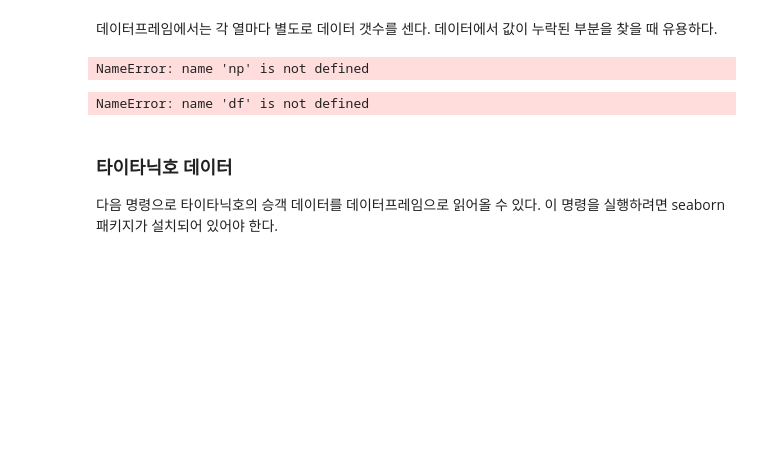
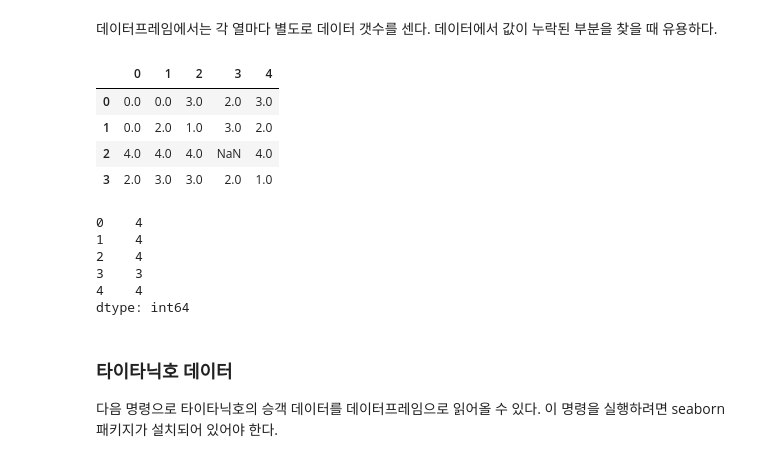
Before and after one commit to hyg12323/py251120, a Jupyter notebook: human/데이터분석/[Pandas] 04.04 데이터프레임의 고급 조작.ipynb, the cells around one changed output. Cells and saved outputs as stored; diff of their text form; code cells hidden in the pictures; blank space fills up the shorter version.

```diff
--- a/human/데이터분석/[Pandas] 04.04 데이터프레임의 고급 조작.ipynb
+++ b/human/데이터분석/[Pandas] 04.04 데이터프레임의 고급 조작.ipynb
@@ -44,15 +44,24 @@ np.float64(4.2)
 데이터프레임에서는 각 열마다 별도로 데이터 갯수를 센다. 데이터에서 값이 누락된 부분을 찾을 때 유용하다.
 # %%
 np.random.seed(2)
-df = pd.DataFrame(np.random.randint(5, size=(4, 4)), dtype=float)
+df = pd.DataFrame(np.random.randint(5, size=(4, 5)), dtype=float)
 df.iloc[2, 3] = np.nan
 df
 # %% [output]
-NameError: name 'np' is not defined
+|  | 0 | 1 | 2 | 3 | 4 |
+| 0 | 0.0 | 0.0 | 3.0 | 2.0 | 3.0 |
+| 1 | 0.0 | 2.0 | 1.0 | 3.0 | 2.0 |
+| 2 | 4.0 | 4.0 | 4.0 | NaN | 4.0 |
+| 3 | 2.0 | 3.0 | 3.0 | 2.0 | 1.0 |
 # %%
 df.count()
 # %% [output]
-NameError: name 'df' is not defined
+0    4
+1    4
+2    4
+3    3
+4    4
+dtype: int64
 # %% [markdown]
 ### 타이타닉호 데이터
 다음 명령으로 타이타닉호의 승객 데이터를 데이터프레임으로 읽어올 수 있다. 이 명령을 실행하려면 seaborn 패키지가 설치되어 있어야 한다.
```
Also changed, not shown: parts of 92 cells of this notebook, 17 other files.
